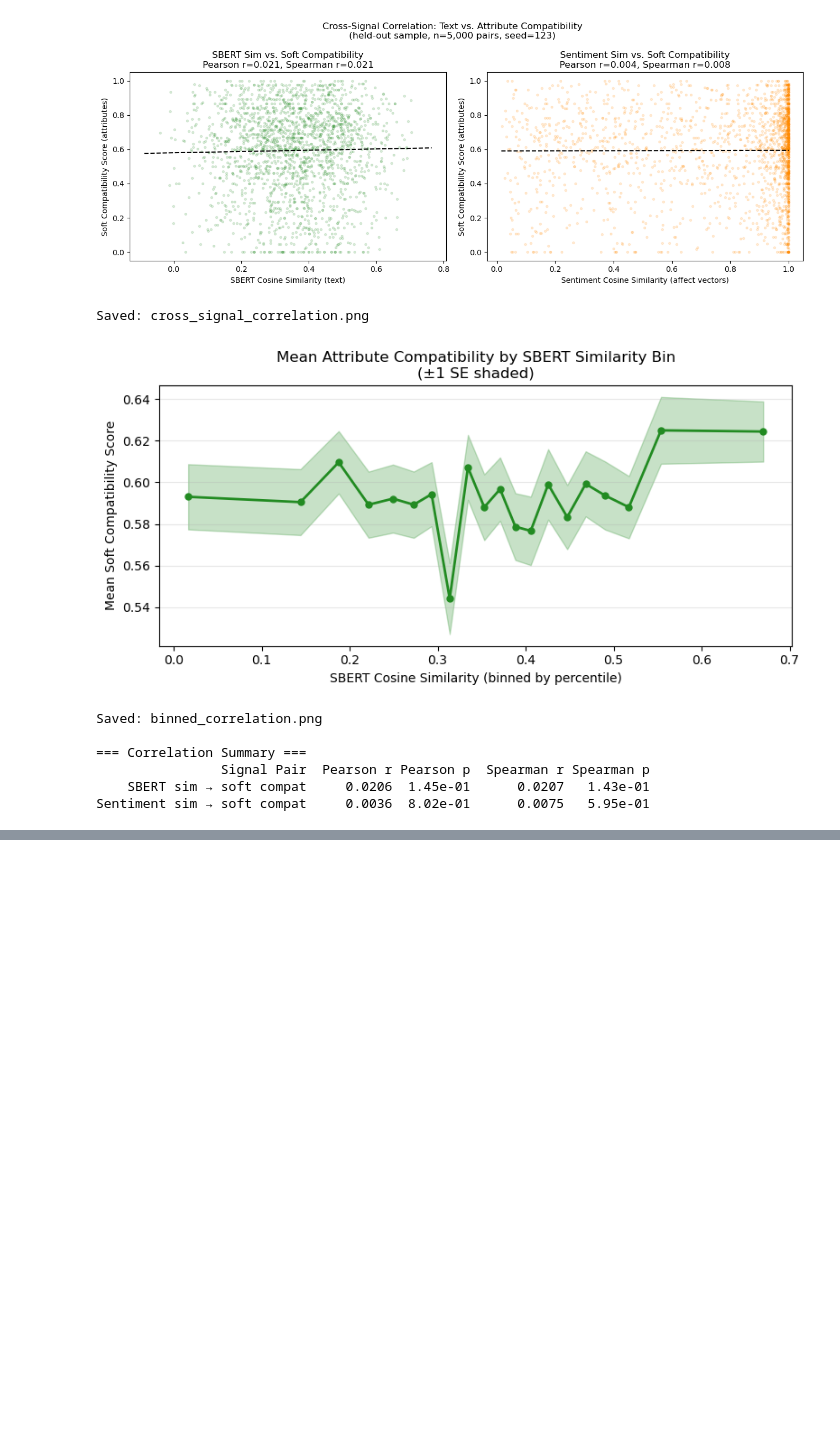
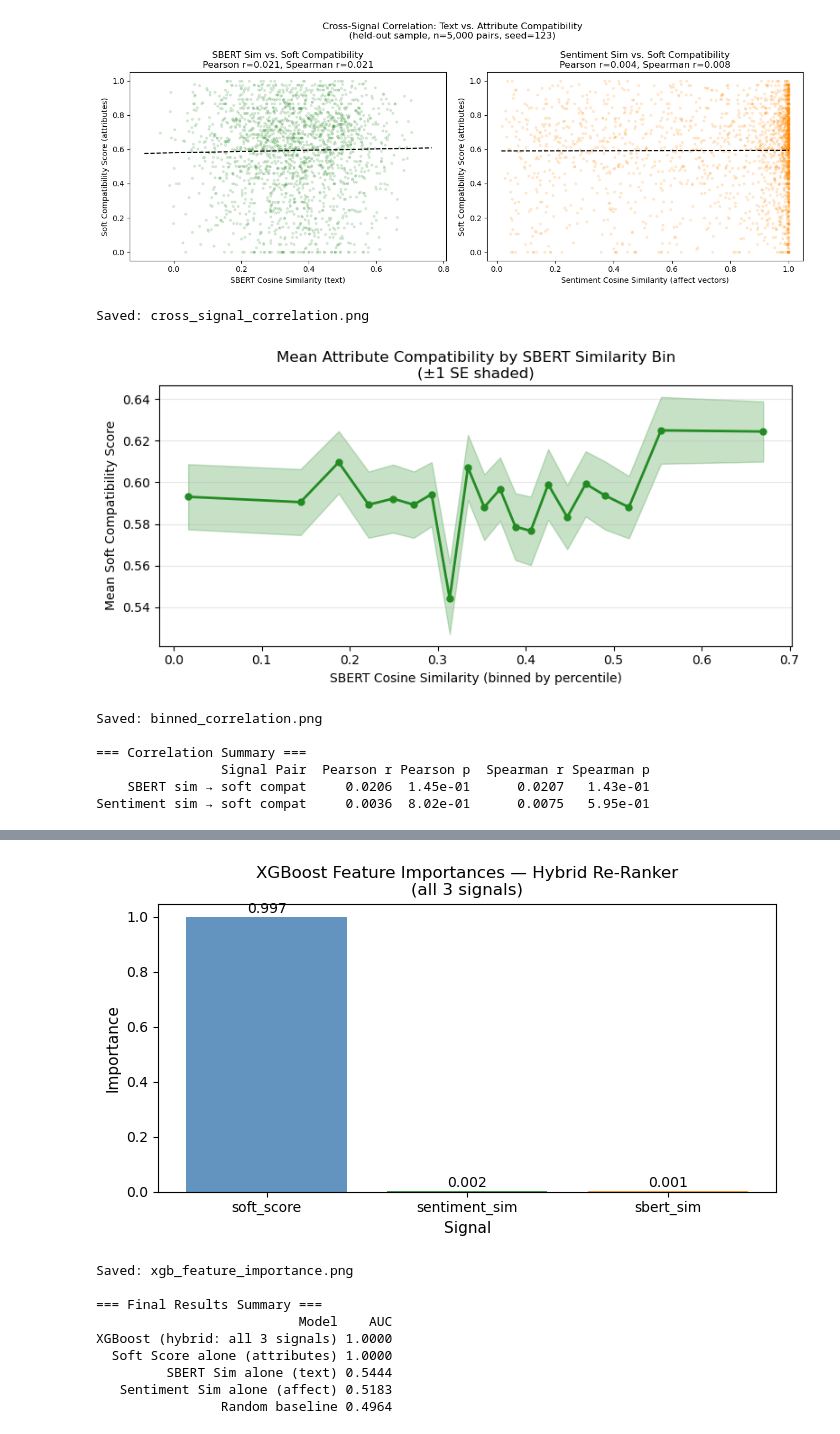
Before and after one commit to TK-71421/DatingProfileReccomender, a Jupyter notebook: cross_signal_correlation.ipynb, the cells around one changed output, grey strips where cells are left out. Saved outputs shown, nothing was run; the diff lists cells and outputs as text; code cells hidden in the pictures; blank space fills up the shorter version.

```diff
--- a/cross_signal_correlation.ipynb
+++ b/cross_signal_correlation.ipynb
@@ -924,0 +1813,68 @@ Sentiment sim → soft compat     0.0036  8.02e-01      0.0075   5.95e-01
+# %%
+# ============================================================
+# VISUALIZATION 2: Feature Importance Bar Chart
+# Mirrors the style of your Experiment B importance plot
+# ============================================================
+
+fig, ax = plt.subplots(figsize=(7, 4))
+colors_imp = ['steelblue', 'forestgreen', 'darkorange']
+bars = ax.bar(
+    importance_df['Feature'],
+    importance_df['Importance'],
+    color=colors_imp[:len(importance_df)],
+    alpha=0.85,
+    edgecolor='none'
+)
+ax.set_title('XGBoost Feature Importances — Hybrid Re-Ranker\n'
+             '(all 3 signals)', fontsize=12)
+ax.set_ylabel('Importance', fontsize=11)
+ax.set_xlabel('Signal', fontsize=11)
+
+# Annotate bars with values
+for bar, val in zip(bars, importance_df['Importance']):
+    ax.text(bar.get_x() + bar.get_width() / 2,
+            bar.get_height() + 0.005,
+            f'{val:.3f}',
+            ha='center', va='bottom', fontsize=10)
+
+plt.tight_layout()
+plt.savefig('xgb_feature_importance.png', dpi=150, bbox_inches='tight')
+plt.show()
+print("Saved: xgb_feature_importance.png")
+
+
+# ============================================================
+# SUMMARY TABLE
+# ============================================================
+
+results_summary = pd.DataFrame({
+    'Model': [
+        'XGBoost (hybrid: all 3 signals)',
+        'Soft Score alone (attributes)',
+        'SBERT Sim alone (text)',
+        'Sentiment Sim alone (affect)',
+        'Random baseline'
+    ],
+    'AUC': [
+        round(auc_xgb, 4),
+        round(auc_baselines['Soft Score (attributes only)'], 4),
+        round(auc_baselines['SBERT Sim (text only)'], 4),
+        round(auc_baselines['Sentiment Sim (affect only)'], 4),
+        round(auc_random, 4)
+    ]
+}).sort_values('AUC', ascending=False).reset_index(drop=True)
+
+print("\n=== Final Results Summary ===")
+print(results_summary.to_string(index=False))
+results_summary.to_csv('xgb_results_summary.csv', index=False)
+# %% [output]
+[figure, added]
+Saved: xgb_feature_importance.png
+
+=== Final Results Summary ===
+                          Model    AUC
+XGBoost (hybrid: all 3 signals) 1.0000
+  Soft Score alone (attributes) 1.0000
+         SBERT Sim alone (text) 0.5444
+   Sentiment Sim alone (affect) 0.5183
+                Random baseline 0.4964
```
Also changed, not shown: parts of 15 cells of this notebook, 1 other file.
